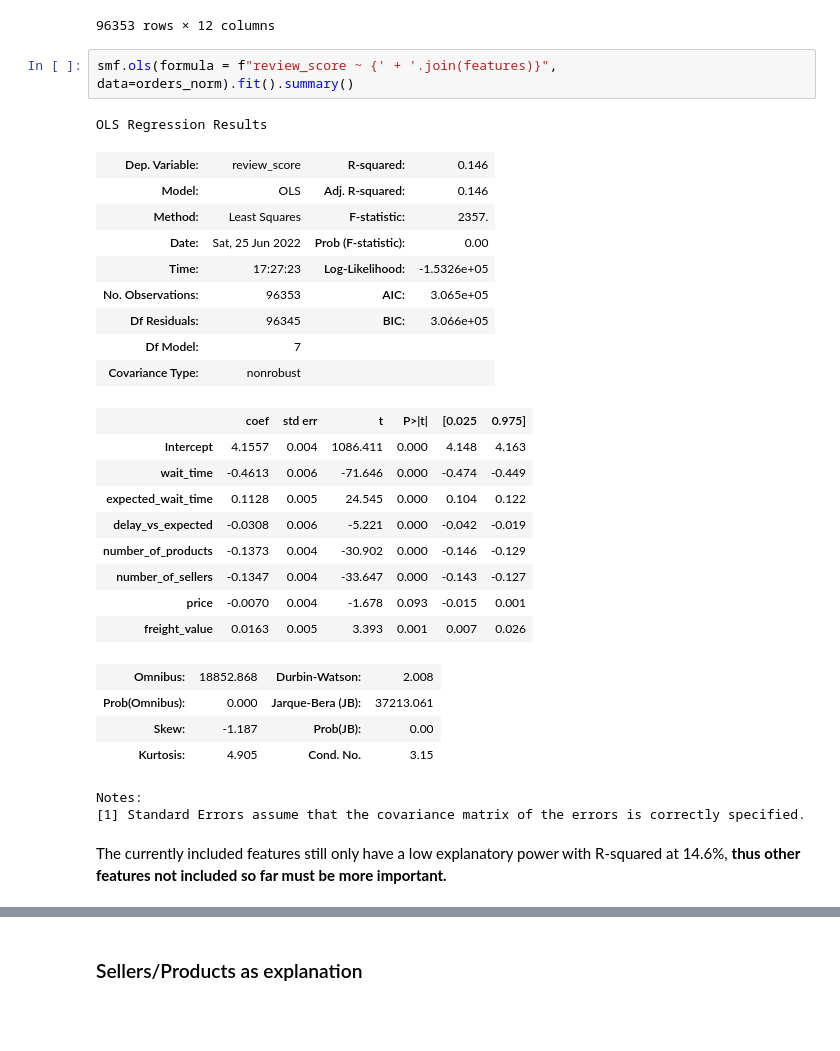
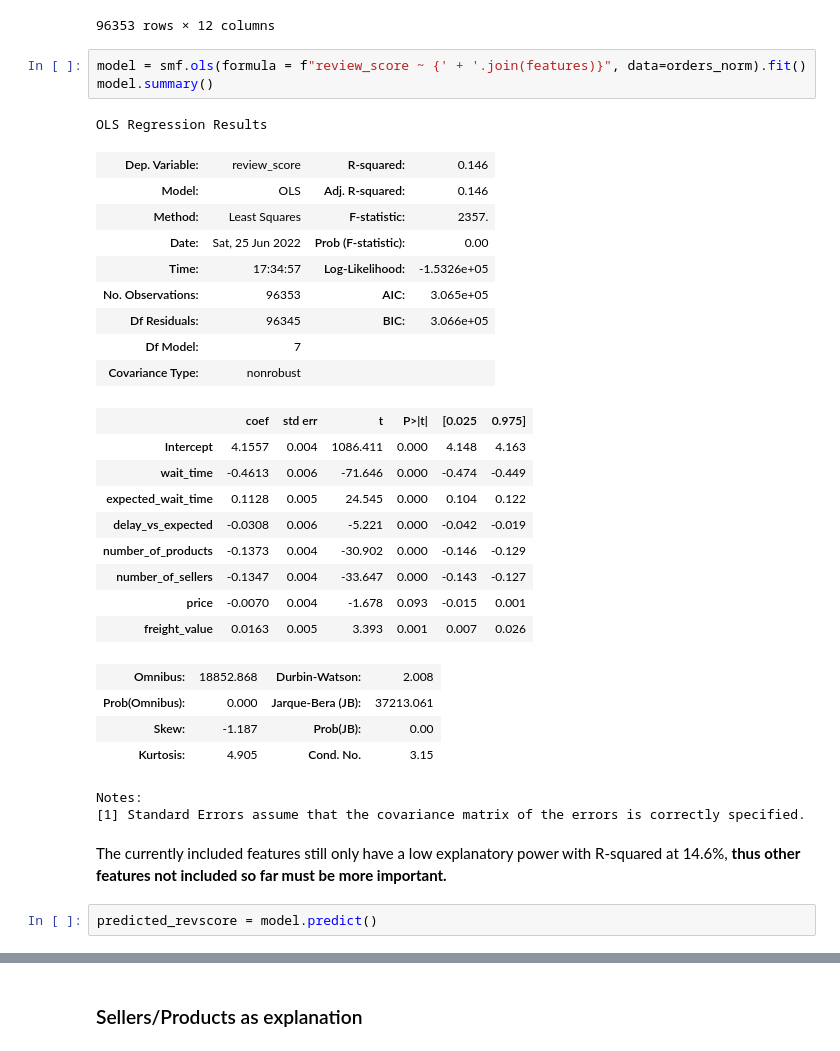
Before and after one commit to DucVanNgo/olist, a Jupyter notebook: notebooks/Data Exploration.ipynb, the cells around one changed output, grey strips where cells are left out. Cells and saved outputs as stored; diff of their text form; blank space fills up the shorter version.

Commit message:
Update with visual investigation for predicted review scores vs. actuals

```diff
--- a/notebooks/Data Exploration.ipynb
+++ b/notebooks/Data Exploration.ipynb
@@ -286,14 +286,15 @@ orders_norm
 | 96360 | 66dea50a8b16d9b4dee7af250b4be1a5 | -0.512686 | 0.158106 | -0.162119 | delivered | 1 | ... |
 96353 rows × 12 columns
 # %%
-smf.ols(formula = f"review_score ~ {' + '.join(features)}", data=orders_norm).fit().summary()
+model = smf.ols(formula = f"review_score ~ {' + '.join(features)}", data=orders_norm).fit()
+model.summary()
 # %% [output]
 OLS Regression Results
 | Dep. Variable: | review_score | R-squared: | 0.146 |
 | Model: | OLS | Adj. R-squared: | 0.146 |
 | Method: | Least Squares | F-statistic: | 2357. |
 | Date: | Sat, 25 Jun 2022 | Prob (F-statistic): | 0.00 |
-| Time: | 17:27:23 | Log-Likelihood: | -1.5326e+05 |
+| Time: | 17:34:57 | Log-Likelihood: | -1.5326e+05 |
 | No. Observations: | 96353 | AIC: | 3.065e+05 |
 | Df Residuals: | 96345 | BIC: | 3.066e+05 |
 | Df Model: | 7 |  |  |
@@ -315,3 +316,5 @@ Notes:
 [1] Standard Errors assume that the covariance matrix of the errors is correctly specified.
 # %% [markdown]
 The currently included features still only have a low explanatory power with R-squared at 14.6%, <b>thus other features not included so far must be more important.</b>
+# %%
+predicted_revscore = model.predict()
```
Also changed, not shown: parts of 2 cells of this notebook.
